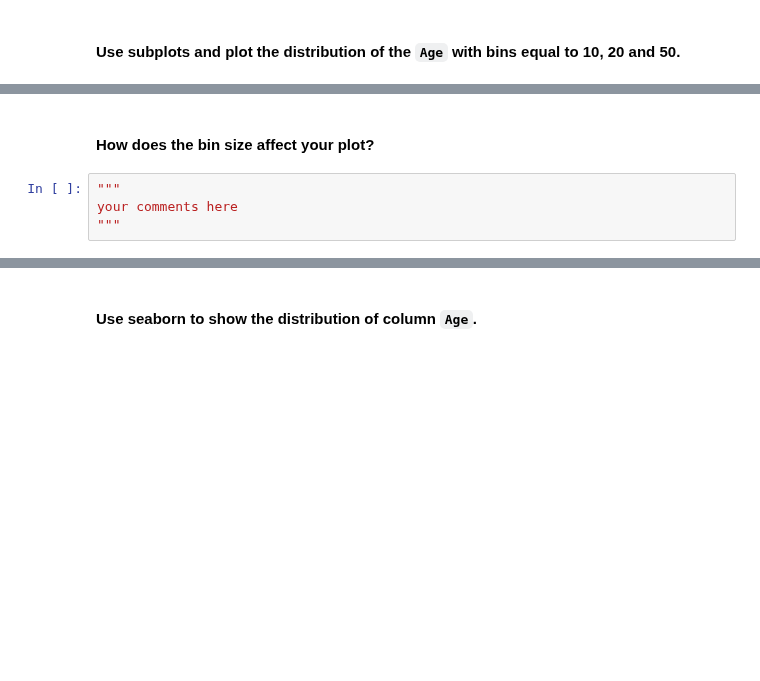
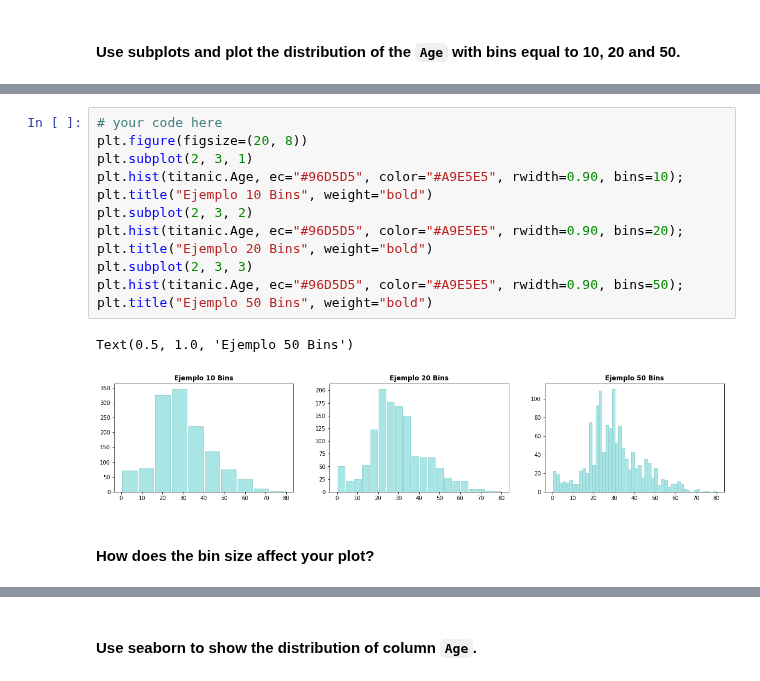
Before and after one commit to Ironhack-Data-Madrid-Enero-2022/lab-matplotlib-seaborn, a Jupyter notebook: your-code/main.ipynb, the cells around one changed output, grey strips where cells are left out. Drawn from its saved outputs; the diff is of its cells as text; blank space fills up the shorter version.

```diff
--- a/your-code/main.ipynb
+++ b/your-code/main.ipynb
@@ -121,6 +156,17 @@ graphic2.figure.savefig("../figures/graphic2.jpg", dpi=1000)
+# %%
+# your code here
+plt.figure(figsize=(20, 8))
+plt.subplot(2, 3, 1)
+plt.hist(titanic.Age, ec="#96D5D5", color="#A9E5E5", rwidth=0.90, bins=10);
+plt.title("Ejemplo 10 Bins", weight="bold")
+plt.subplot(2, 3, 2)
+plt.hist(titanic.Age, ec="#96D5D5", color="#A9E5E5", rwidth=0.90, bins=20);
+plt.title("Ejemplo 20 Bins", weight="bold")
+plt.subplot(2, 3, 3)
+plt.hist(titanic.Age, ec="#96D5D5", color="#A9E5E5", rwidth=0.90, bins=50);
+plt.title("Ejemplo 50 Bins", weight="bold")
+# %% [output]
+Text(0.5, 1.0, 'Ejemplo 50 Bins')
+[figure, added]
 # %% [markdown]
 #### How does the bin size affect your plot?
-# %%
-"""
-your comments here
-"""
```
Also changed, not shown: parts of 40 cells of this notebook, 1 other file.
